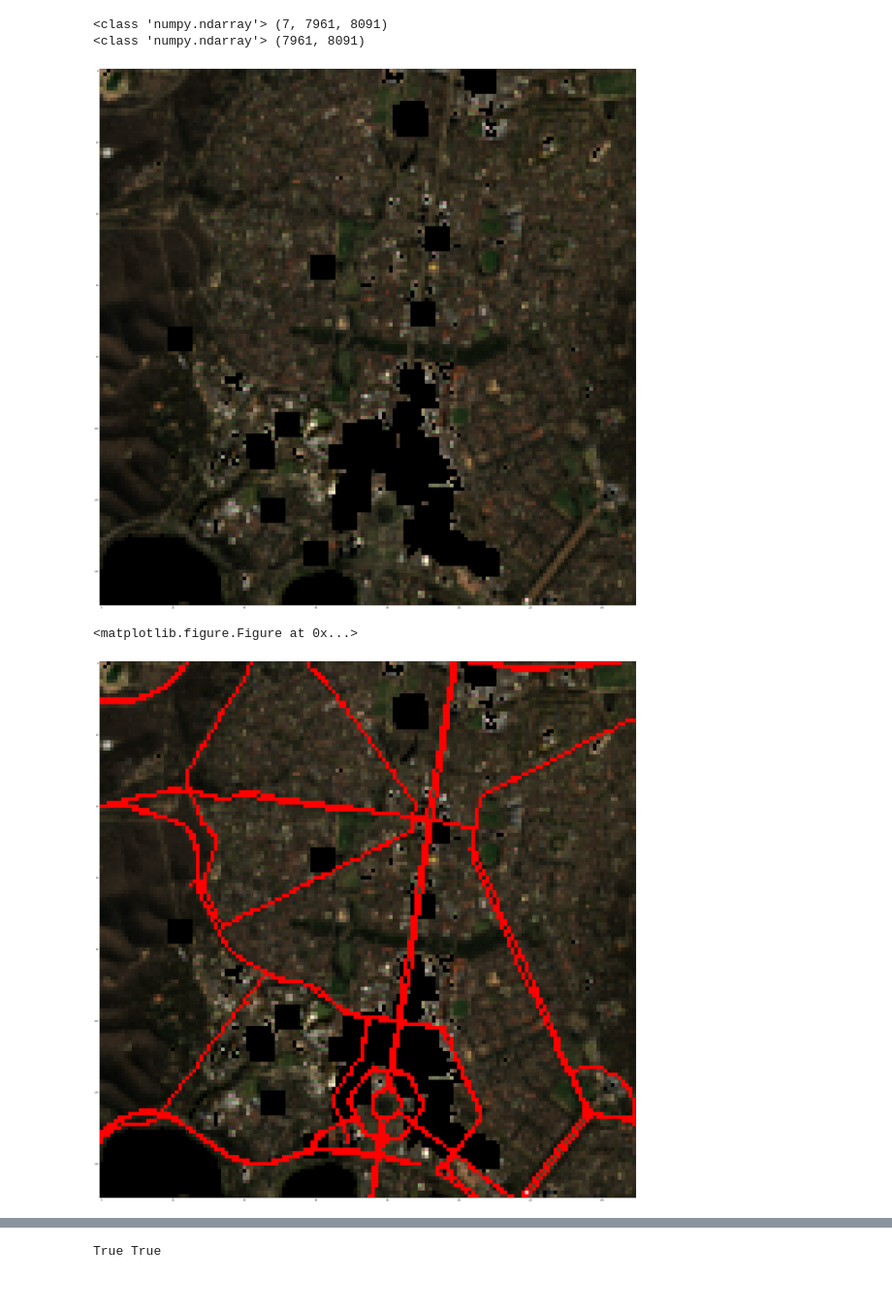
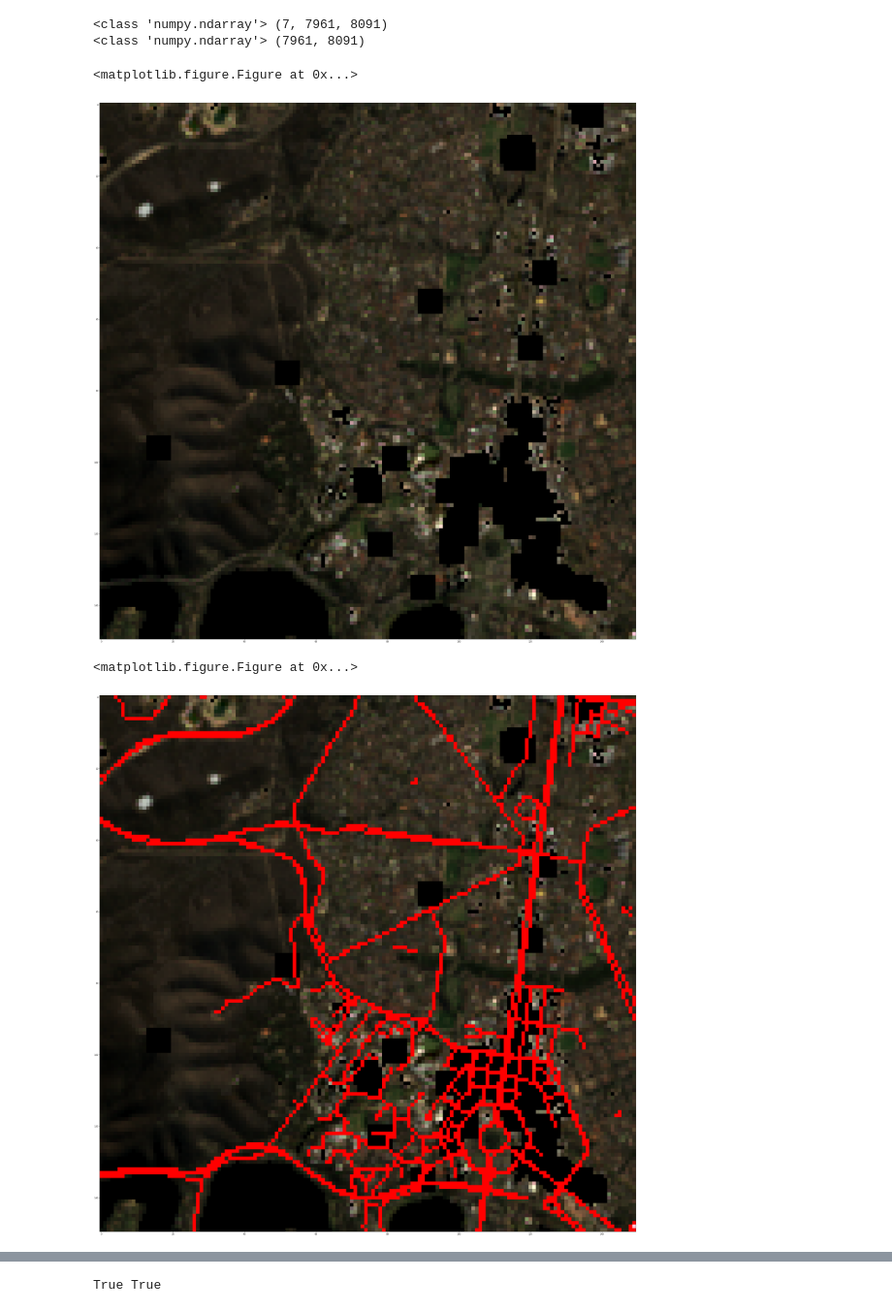
Before and after one commit to LiyaoTang/Road-Extraction-from-Time-Series-Satellite-Images, a Jupyter notebook: Data_Preprocessing/Data_Preprocessing.ipynb, the cells around one changed output, grey strips where cells are left out. Shown at 97% size. Saved outputs shown, nothing was run; the diff lists cells and outputs as text; code cells hidden in the pictures.

Commit message:
read in new road mask (.tif):

```diff
--- a/Data_Preprocessing/Data_Preprocessing.ipynb
+++ b/Data_Preprocessing/Data_Preprocessing.ipynb
@@ -7,7 +7,7 @@ import scipy.io as sio
 import skimage.io
 # %%
 path_raw_image = "../Data/090085_20170531.h5"
-path_road_mask = "../Data/090085_newroads.tif"
+path_road_mask = "../Data/090085_with_uncl.tif"
 # %%
 # read in raw image
 raw_image = np.array(h5py.File(path_raw_image)['scene'])
@@ -52,11 +50,12 @@ def show_image_against_road(x,y,image=raw_image, road=road_img, light=3.0, size=
     plt.show()
     plt.clf()
 # %%
-show_image_against_road(1160-150,3100, light=3, size=150, figsize=(50,50))
+show_image_against_road(1160-150,3100-30, light=3, size=150, figsize=(50,50))
 # %% [output]
+<matplotlib.figure.Figure at 0x...>
-[figure, old version]
+[figure, new version]
-<matplotlib.figure.Figure at 0x...>
+<matplotlib.figure.Figure at 0x...>
-[figure, old version]
+[figure, new version]
 # %%
 show_image_against_road(1450,1850, light=6, size=200)
 # %% [output]
```
Also changed, not shown: parts of 12 cells of this notebook.
